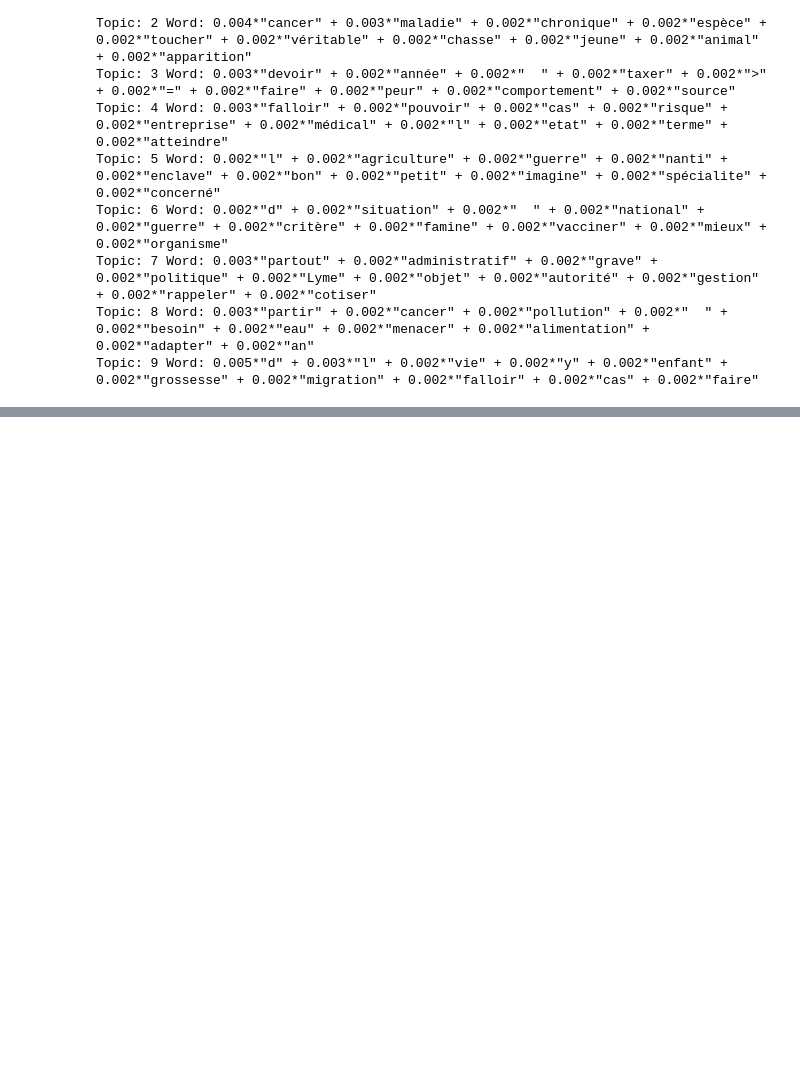
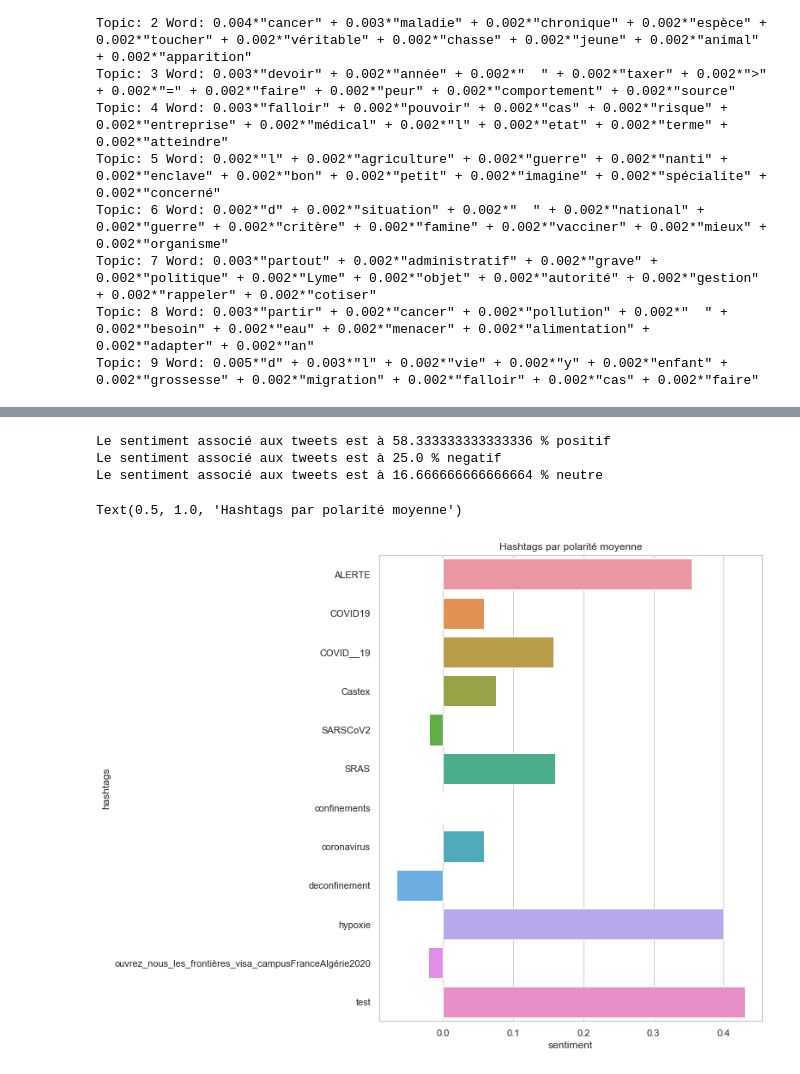
Before and after one commit to CheikSama/M-moire, a Jupyter notebook: nvGDN.ipynb, the cells around one changed output, grey strips where cells are left out. Drawn from its saved outputs; the diff is of its cells as text; code cells hidden in the pictures; blank space fills up the shorter version.

```diff
--- a/nvGDN.ipynb
+++ b/nvGDN.ipynb
@@ -509,0 +808,27 @@ print(twitter_api.VerifyCredentials())
+# %%
+### Pourcentage de tweets par sentiments
+pcent_pos=(len(df_juillet.loc[df_juillet["label"]=="positif"])/len(df_juillet))*100
+
+pcent_neg=(len(df_juillet.loc[df_juillet["label"]=="négatif"])/len(df_juillet))*100
+
+pcent_neut=(len(df_juillet.loc[df_juillet["label"]=="neutre"])/len(df_juillet))*100
+
+dico_sentiment={"positif": (len(df_juillet.loc[df_juillet["label"]=="positif"])/len(df_juillet))*100,
+                "negatif": (len(df_juillet.loc[df_juillet["label"]=="négatif"])/len(df_juillet))*100,
+                "neutre":  (len(df_juillet.loc[df_juillet["label"]=="neutre"])/len(df_juillet))*100}
+
+for k,v in dico_sentiment.items():
+    print('Le sentiment associé aux tweets est à {} % {}'.format(v,k))
+# %% [output]
+Le sentiment associé aux tweets est à 58.333333333333336 % positif
+Le sentiment associé aux tweets est à 25.0 % negatif
+Le sentiment associé aux tweets est à 16.666666666666664 % neutre
+# %%
+### Hashtags par polarité moyenne
+sent_hashtag=df_juillet.groupby(by="hashtags",as_index=False).mean().loc[:,["hashtags","sentiment"]]
+
+plt.pyplot.figure(figsize=(8,10))
+sns.barplot(y=sent_hashtag["hashtags"],x=sent_hashtag["sentiment"], orient="h").set_title("Hashtags par polarité moyenne")
+# %% [output]
+Text(0.5, 1.0, 'Hashtags par polarité moyenne')
+[figure, added]
```
Also changed, not shown: parts of 35 cells of this notebook.
